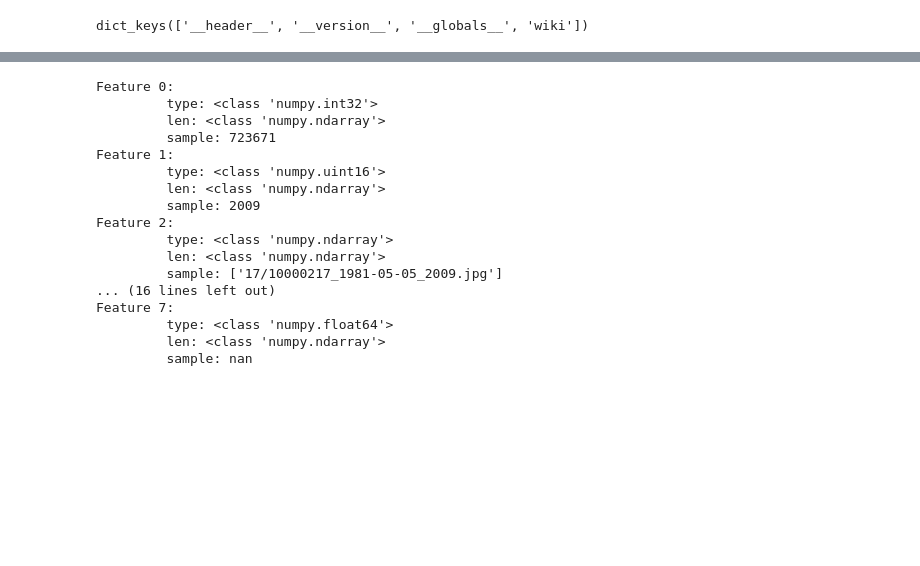
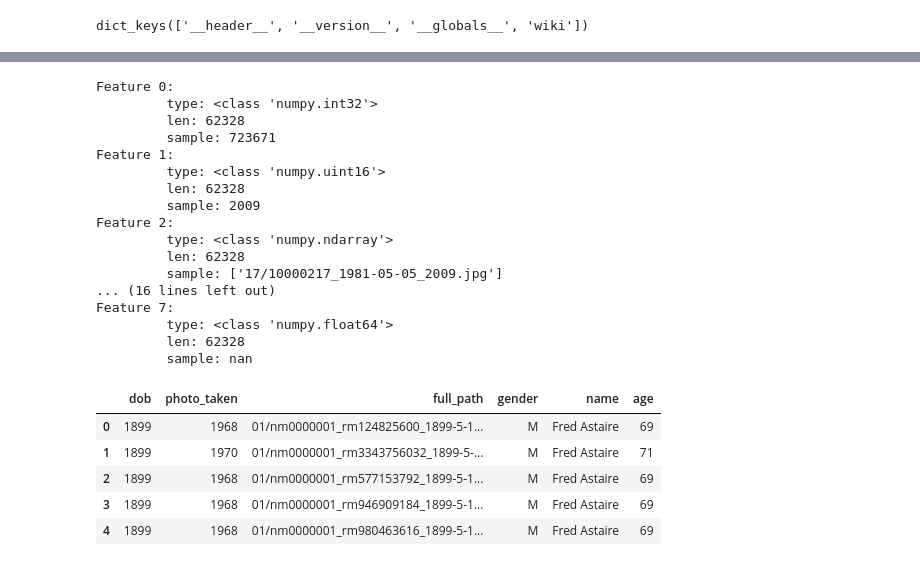
Before and after one commit to caiopetruccirosa/facial-age-estimation-dataset-analysis, a Jupyter notebook: notebooks/IMDB-WIKI analysis.ipynb, the cells around one changed output, grey strips where cells are left out. Saved outputs shown, nothing was run; the diff lists cells and outputs as text; code cells hidden in the pictures; blank space fills up the shorter version.

```diff
--- a/notebooks/IMDB-WIKI analysis.ipynb
+++ b/notebooks/IMDB-WIKI analysis.ipynb
@@ -137,23 +278,23 @@ Structure on depth 4:
 for i in range(8):
     print(f'Feature {i}:')
     print(f'\t type: {type(wiki_np_data[0][0][i][0][0])}')
-    print(f'\t len: {type(wiki_np_data[0][0][i][0])}')
+    print(f'\t len: {len(wiki_np_data[0][0][i][0])}')
     print(f'\t sample: {wiki_np_data[0][0][i][0][0]}')
 # %% [output]
 Feature 0:
          type: <class 'numpy.int32'>
-         len: <class 'numpy.ndarray'>
+         len: 62328
          sample: 723671
 Feature 1:
          type: <class 'numpy.uint16'>
-         len: <class 'numpy.ndarray'>
+         len: 62328
          sample: 2009
 Feature 2:
          type: <class 'numpy.ndarray'>
-         len: <class 'numpy.ndarray'>
+         len: 62328
          sample: ['17/10000217_1981-05-05_2009.jpg']
 ... (16 lines left out)
 Feature 7:
          type: <class 'numpy.float64'>
-         len: <class 'numpy.ndarray'>
+         len: 62328
          sample: nan
@@ -159,0 +315,10 @@ Feature 7:
+# %%
+df = pd.DataFrame(imdb_extracted_data + wiki_extracted_data)
+df.head()
+# %% [output]
+|  | dob | photo_taken | full_path | gender | name | age |
+| 0 | 1899 | 1968 | 01/nm0000001_rm124825600_1899-5-1... | M | Fred Astaire | 69 |
+| 1 | 1899 | 1970 | 01/nm0000001_rm3343756032_1899-5-... | M | Fred Astaire | 71 |
+| 2 | 1899 | 1968 | 01/nm0000001_rm577153792_1899-5-1... | M | Fred Astaire | 69 |
+| 3 | 1899 | 1968 | 01/nm0000001_rm946909184_1899-5-1... | M | Fred Astaire | 69 |
+| 4 | 1899 | 1968 | 01/nm0000001_rm980463616_1899-5-1... | M | Fred Astaire | 69 |
```
Also changed, not shown: parts of 19 cells of this notebook, 1 other file.
